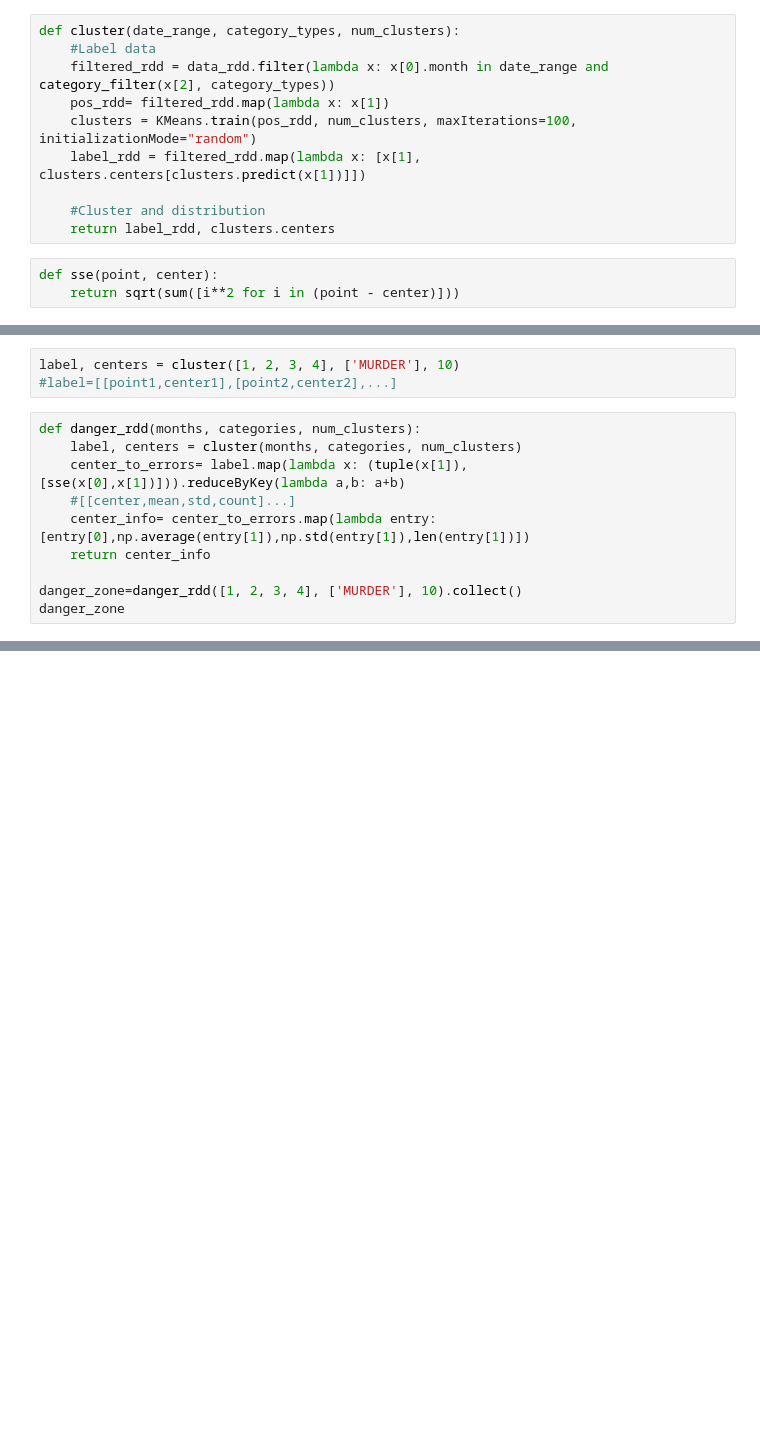
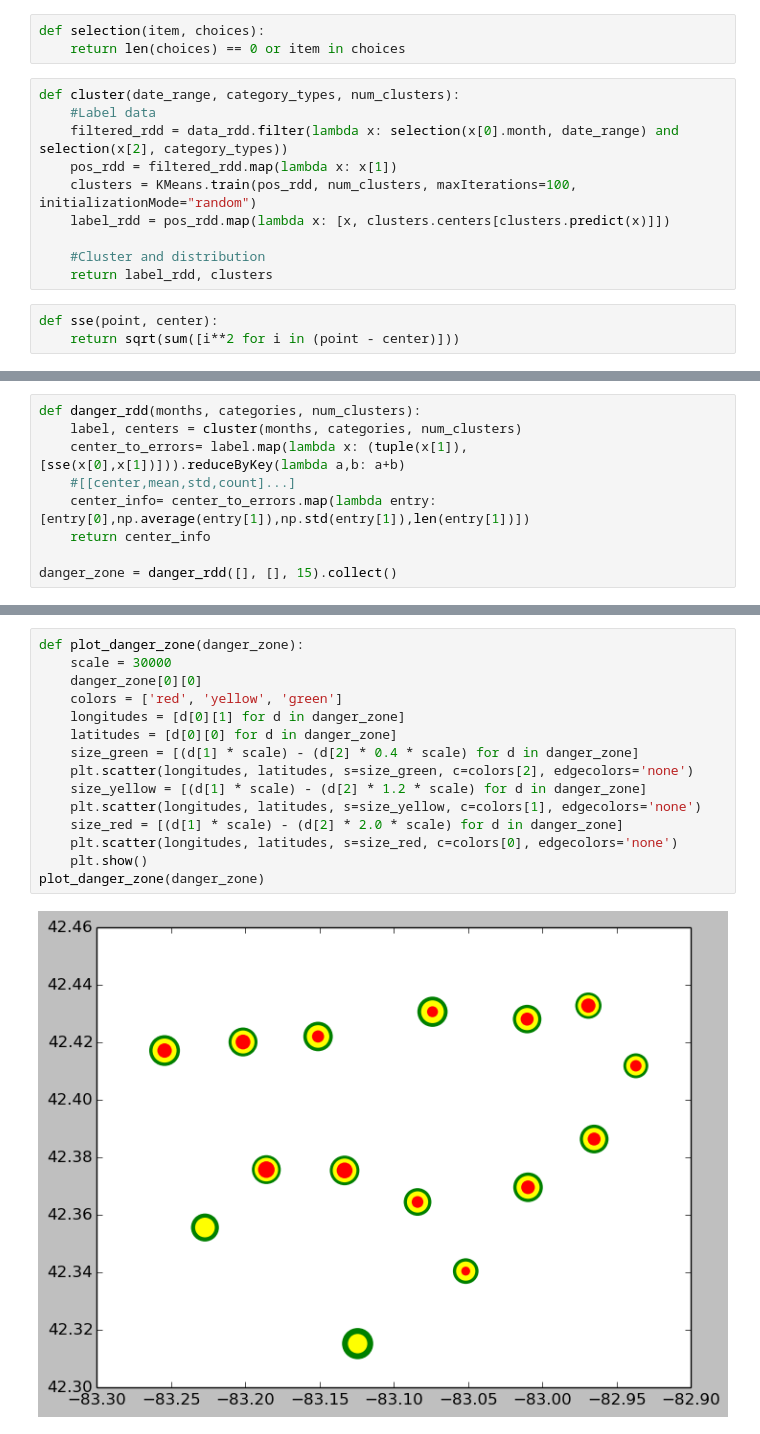
Before and after one commit to budiryan/CloudCrime, a Jupyter notebook: Main.ipynb, the cells around one changed output, grey strips where cells are left out. Drawn from its saved outputs; the diff is of its cells as text; blank space fills up the shorter version.

```diff
--- a/Main.ipynb
+++ b/Main.ipynb
@@ -61,13 +56,16 @@ def category_filter(entry, category_types):
+# %%
+def selection(item, choices):
+    return len(choices) == 0 or item in choices
 # %%
 def cluster(date_range, category_types, num_clusters):
     #Label data
-    filtered_rdd = data_rdd.filter(lambda x: x[0].month in date_range and category_filter(x[2], category_types))
-    pos_rdd= filtered_rdd.map(lambda x: x[1])
+    filtered_rdd = data_rdd.filter(lambda x: selection(x[0].month, date_range) and selection(x[2], category_types))
+    pos_rdd = filtered_rdd.map(lambda x: x[1])
     clusters = KMeans.train(pos_rdd, num_clusters, maxIterations=100, initializationMode="random")
-    label_rdd = filtered_rdd.map(lambda x: [x[1], clusters.centers[clusters.predict(x[1])]])
+    label_rdd = pos_rdd.map(lambda x: [x, clusters.centers[clusters.predict(x)]])
 
     #Cluster and distribution
-    return label_rdd, clusters.centers
+    return label_rdd, clusters
 # %%
 def sse(point, center):
     return sqrt(sum([i**2 for i in (point - center)]))
@@ -77,6 +72,3 @@ def sse(point, center):
-# %%
-label, centers = cluster([1, 2, 3, 4], ['MURDER'], 10)
-#label=[[point1,center1],[point2,center2],...]
 # %%
 def danger_rdd(months, categories, num_clusters):
     label, centers = cluster(months, categories, num_clusters)
@@ -85,5 +77,4 @@ def danger_rdd(months, categories, num_clusters):
     center_info= center_to_errors.map(lambda entry:[entry[0],np.average(entry[1]),np.std(entry[1]),len(entry[1])])
     return center_info
 
-danger_zone=danger_rdd([1, 2, 3, 4], ['MURDER'], 10).collect()
-danger_zone
+danger_zone = danger_rdd([], [], 15).collect()
@@ -111,0 +81,17 @@ print (centers)
+# %%
+def plot_danger_zone(danger_zone):
+    scale = 30000
+    danger_zone[0][0]
+    colors = ['red', 'yellow', 'green']
+    longitudes = [d[0][1] for d in danger_zone]
+    latitudes = [d[0][0] for d in danger_zone]
+    size_green = [(d[1] * scale) - (d[2] * 0.4 * scale) for d in danger_zone]
+    plt.scatter(longitudes, latitudes, s=size_green, c=colors[2], edgecolors='none')
+    size_yellow = [(d[1] * scale) - (d[2] * 1.2 * scale) for d in danger_zone]
+    plt.scatter(longitudes, latitudes, s=size_yellow, c=colors[1], edgecolors='none')
+    size_red = [(d[1] * scale) - (d[2] * 2.0 * scale) for d in danger_zone]
+    plt.scatter(longitudes, latitudes, s=size_red, c=colors[0], edgecolors='none')
+    plt.show()
+plot_danger_zone(danger_zone)
+# %% [output]
+[figure, added]
```
Also changed, not shown: parts of 12 cells of this notebook.
